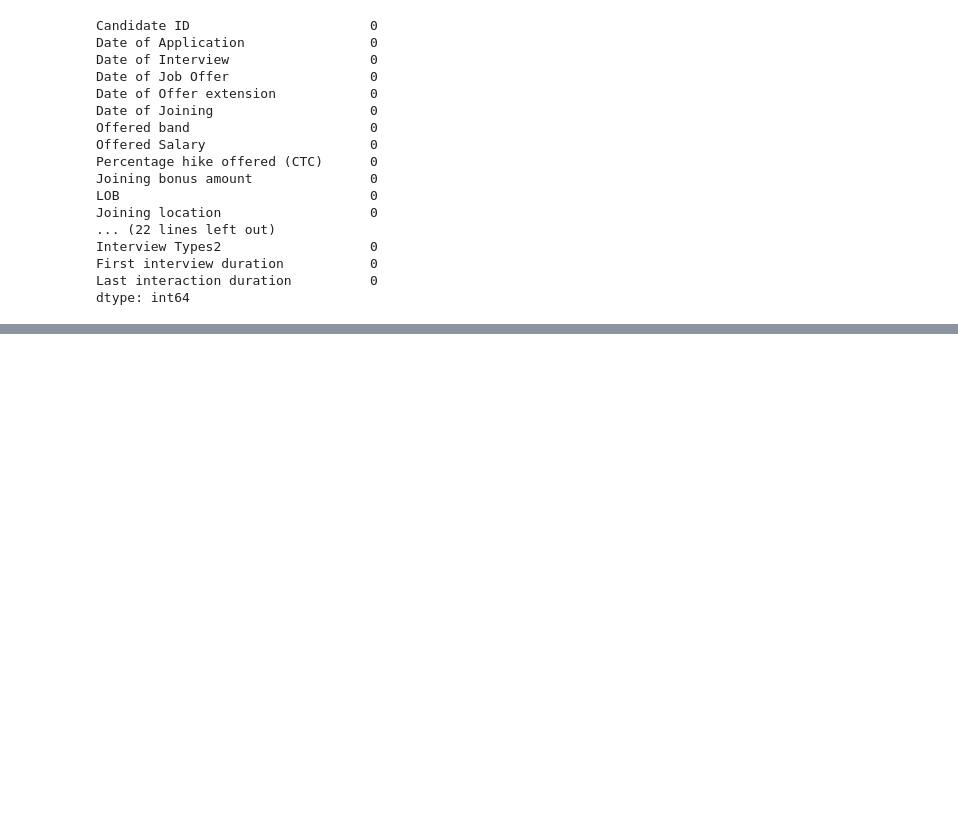
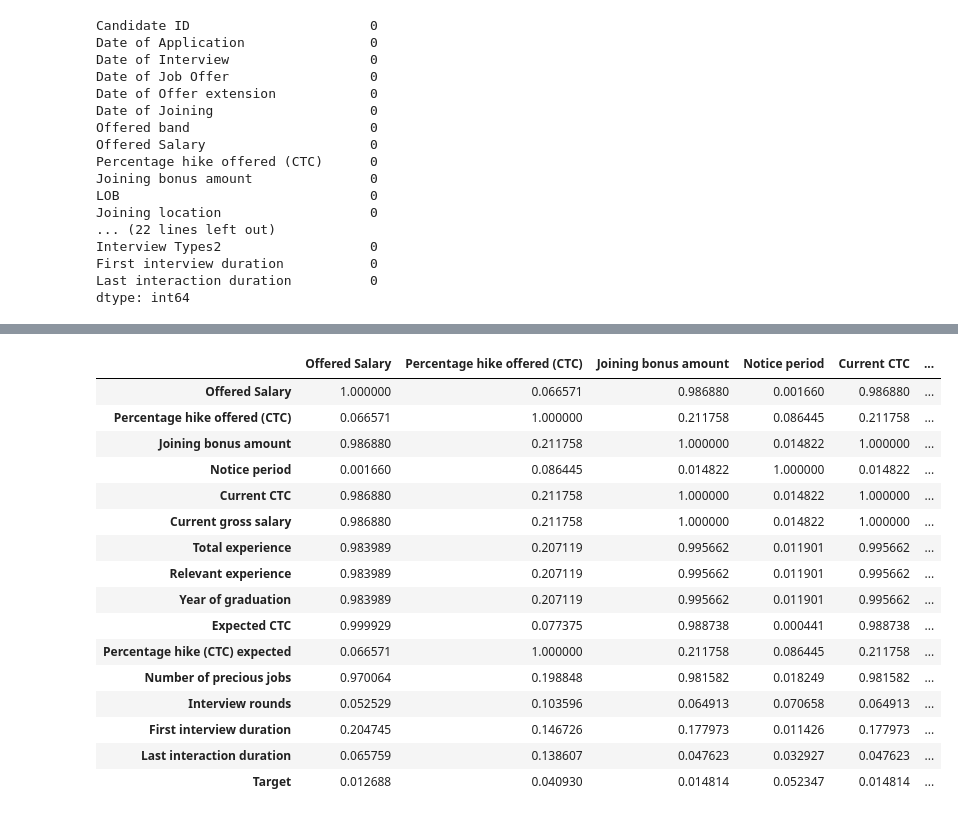
Before and after one commit to karunyads/MiniProject-FE, a Jupyter notebook: FE_PROJECT1_06.ipynb, the cells around one changed output, grey strips where cells are left out. Saved outputs shown, nothing was run; the diff lists cells and outputs as text; code cells hidden in the pictures; blank space fills up the shorter version.

```diff
--- a/FE_PROJECT1_06.ipynb
+++ b/FE_PROJECT1_06.ipynb
@@ -199,0 +234,20 @@ dtype: int64
+# %%
+master_data.corr().abs()
+# %% [output]
+|  | Offered Salary | Percentage hike offered (CTC) | Joining bonus amount | Notice period | Current CTC | ... |
+| Offered Salary | 1.000000 | 0.066571 | 0.986880 | 0.001660 | 0.986880 | ... |
+| Percentage hike offered (CTC) | 0.066571 | 1.000000 | 0.211758 | 0.086445 | 0.211758 | ... |
+| Joining bonus amount | 0.986880 | 0.211758 | 1.000000 | 0.014822 | 1.000000 | ... |
+| Notice period | 0.001660 | 0.086445 | 0.014822 | 1.000000 | 0.014822 | ... |
+| Current CTC | 0.986880 | 0.211758 | 1.000000 | 0.014822 | 1.000000 | ... |
+| Current gross salary | 0.986880 | 0.211758 | 1.000000 | 0.014822 | 1.000000 | ... |
+| Total experience | 0.983989 | 0.207119 | 0.995662 | 0.011901 | 0.995662 | ... |
+| Relevant experience | 0.983989 | 0.207119 | 0.995662 | 0.011901 | 0.995662 | ... |
+| Year of graduation | 0.983989 | 0.207119 | 0.995662 | 0.011901 | 0.995662 | ... |
+| Expected CTC | 0.999929 | 0.077375 | 0.988738 | 0.000441 | 0.988738 | ... |
+| Percentage hike (CTC) expected | 0.066571 | 1.000000 | 0.211758 | 0.086445 | 0.211758 | ... |
+| Number of precious jobs | 0.970064 | 0.198848 | 0.981582 | 0.018249 | 0.981582 | ... |
+| Interview rounds | 0.052529 | 0.103596 | 0.064913 | 0.070658 | 0.064913 | ... |
+| First interview duration | 0.204745 | 0.146726 | 0.177973 | 0.011426 | 0.177973 | ... |
+| Last interaction duration | 0.065759 | 0.138607 | 0.047623 | 0.032927 | 0.047623 | ... |
+| Target | 0.012688 | 0.040930 | 0.014814 | 0.052347 | 0.014814 | ... |
```
Also changed, not shown: parts of 6 cells of this notebook, 1 other file.
